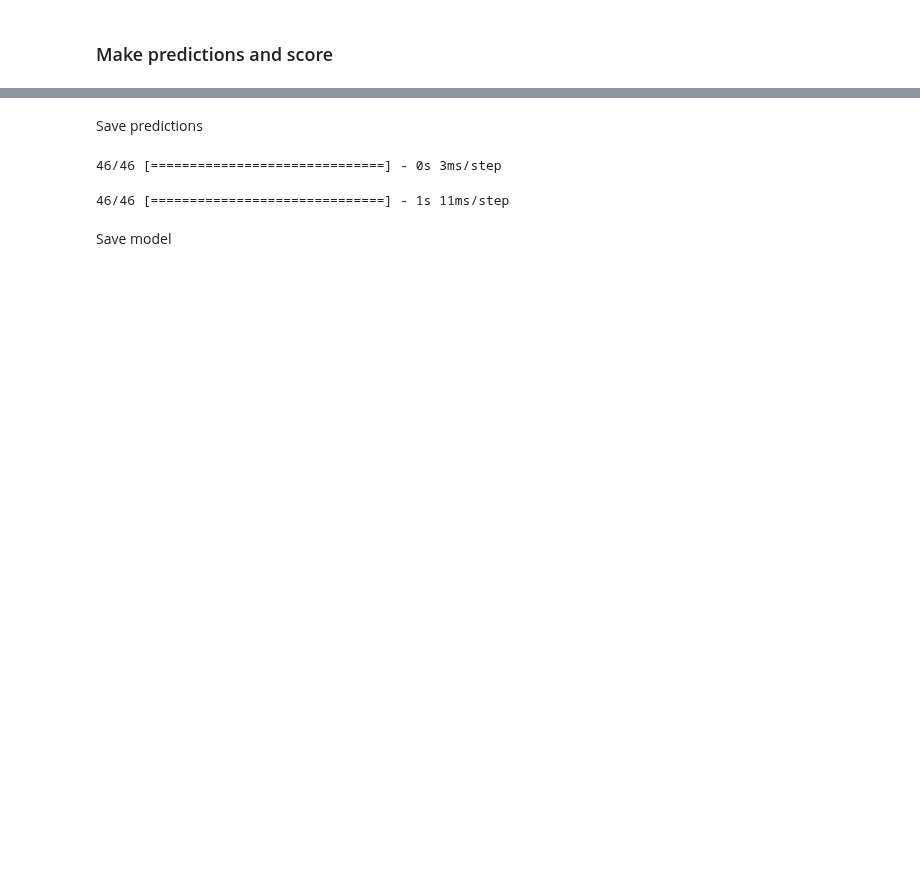
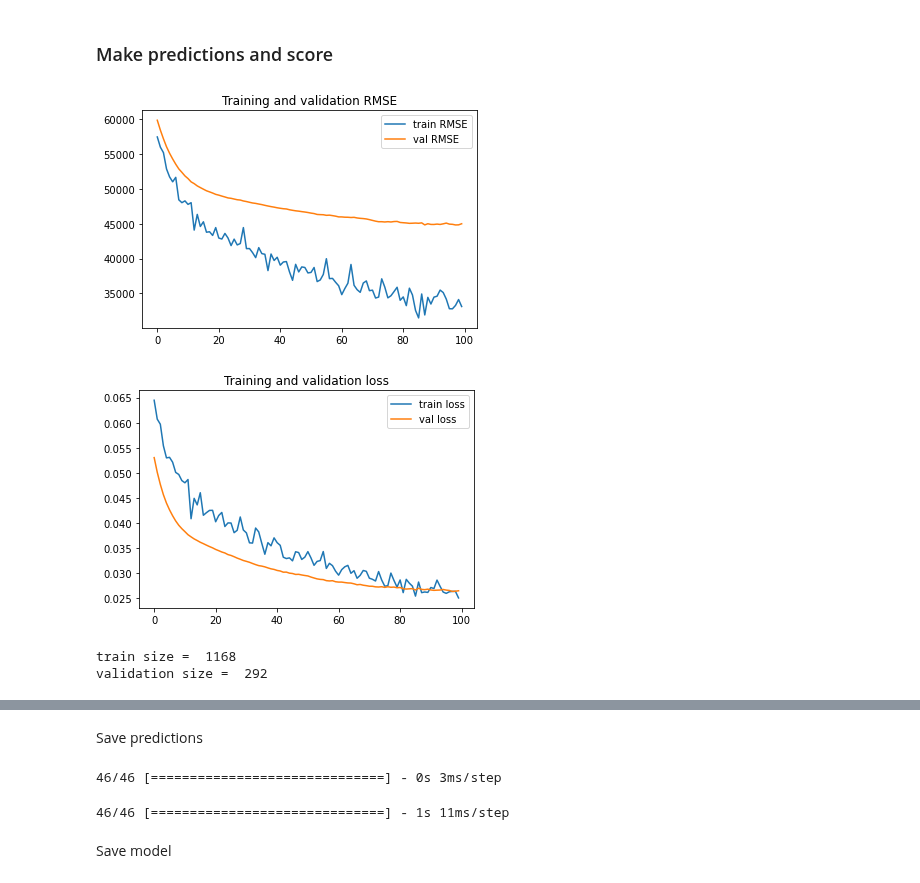
Before and after one commit to alessandro-rubin/house-prices, a Jupyter notebook: house-prices-tf.ipynb, the cells around one changed output, grey strips where cells are left out. Saved outputs shown, nothing was run; the diff lists cells and outputs as text; code cells hidden in the pictures; blank space fills up the shorter version.

Commit message:
fixed train-val split

```diff
--- a/house-prices-tf.ipynb
+++ b/house-prices-tf.ipynb
@@ -327,4 +336,33 @@ def score_and_visualize(model,x_test,y_test):
     plt.plot(y_test,p(y_test), color='magenta')
     plt.axline((0,0),slope=1,ls='--')
     plt.show()
+# %%
+metric = history2.history['root_mean_squared_error']
+val_metric = history2.history['val_root_mean_squared_error']
+
+loss = history2.history['loss']
+val_loss = history2.history['val_loss']
+
+epochs = range(len(metric))
+
+plt.plot(epochs, metric,label='train RMSE')
+plt.plot(epochs, val_metric,label='val RMSE')
+plt.title('Training and validation RMSE')
+plt.legend()
+plt.figure()
+
+plt.plot(epochs, loss,label='train loss')
+plt.plot(epochs, val_loss,label='val loss')
+plt.title('Training and validation loss')
+plt.legend()
+
+plt.show()
+# %% [output]
+[figure, added]
+[figure, added]
+# %%
+_,_,val_features_dict,val_label=train_val(train,0.2,(int_num_f+int_cat_f),label=label,shuffle=True)
+# %% [output]
+train size =  1168
+validation size =  292
 # %%
```
Also changed, not shown: parts of 7 cells of this notebook.
